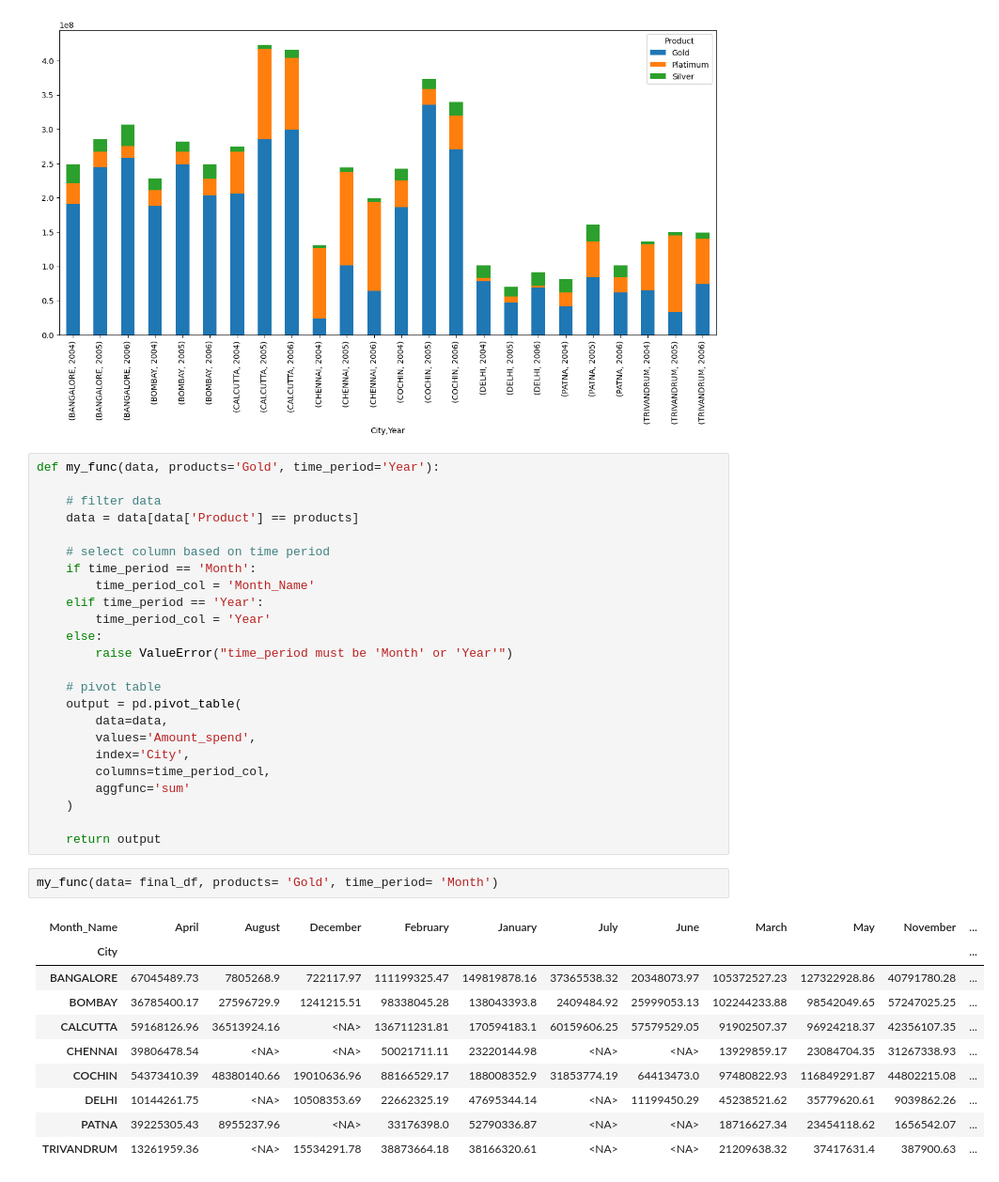
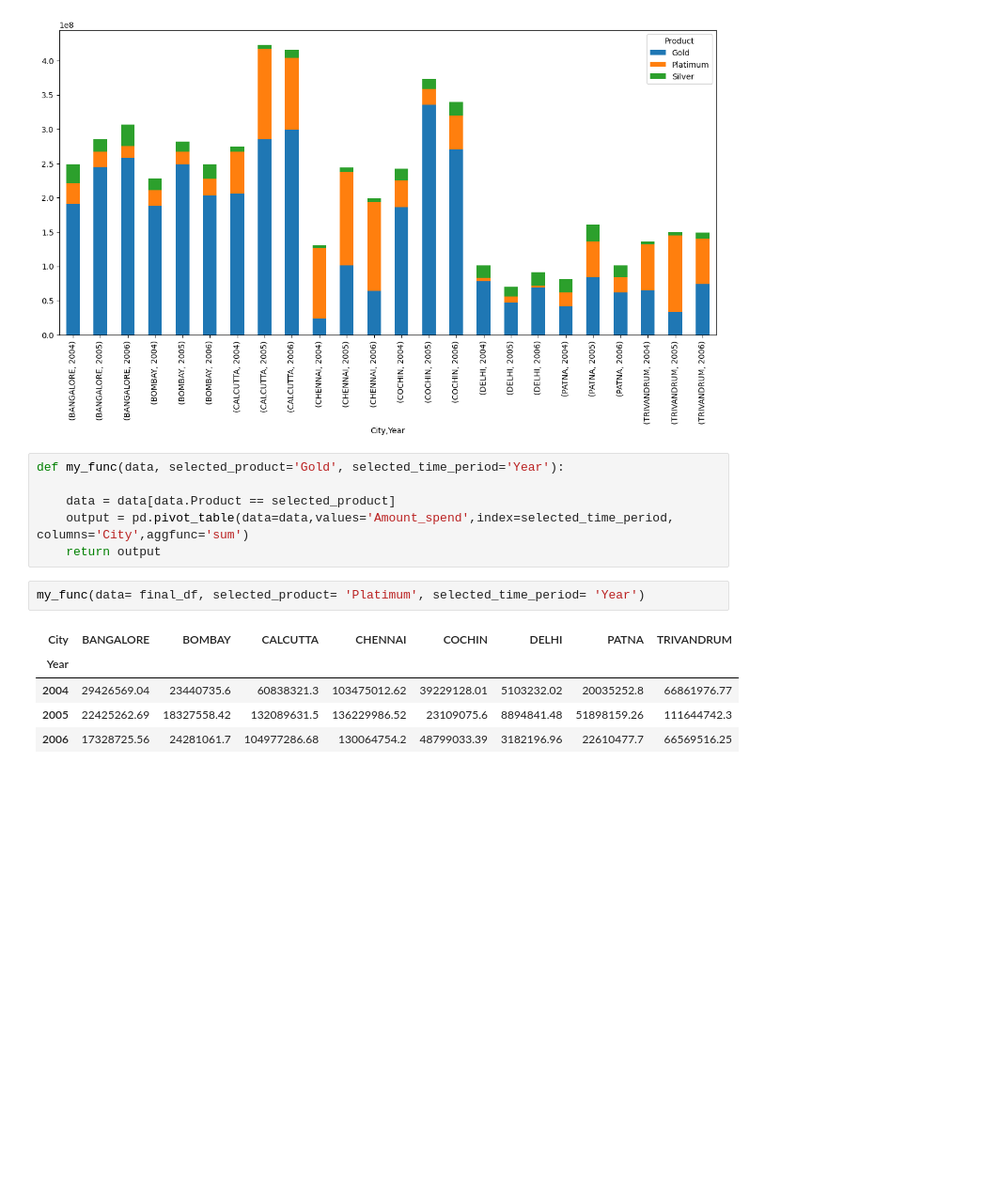
Before and after one commit to Adi46878/credit-risk-and-spending-analysis, a Jupyter notebook: Credit_risk_analysis.ipynb, the cells around one changed output. Shown at 94% size. Drawn from its saved outputs; the diff is of its cells as text; blank space fills up the shorter version.

```diff
--- a/Credit_risk_analysis.ipynb
+++ b/Credit_risk_analysis.ipynb
@@ -318,39 +318,16 @@ df.plot(kind = 'bar', stacked=True, figsize= (15,7))
 <Axes: xlabel='City,Year'>
 [figure]
 # %%
-def my_func(data, products='Gold', time_period='Year'):
+def my_func(data, selected_product='Gold', selected_time_period='Year'):
 
-    # filter data
-    data = data[data['Product'] == products]
-
-    # select column based on time period
-    if time_period == 'Month':
-        time_period_col = 'Month_Name'
-    elif time_period == 'Year':
-        time_period_col = 'Year'
-    else:
-        raise ValueError("time_period must be 'Month' or 'Year'")
-
-    # pivot table
-    output = pd.pivot_table(
-        data=data,
-        values='Amount_spend',
-        index='City',
-        columns=time_period_col,
-        aggfunc='sum'
-    )
-
+    data = data[data.Product == selected_product]
+    output = pd.pivot_table(data=data,values='Amount_spend',index=selected_time_period, columns='City',aggfunc='sum')
     return output
 # %%
-my_func(data= final_df, products= 'Gold', time_period= 'Month')
+my_func(data= final_df, selected_product= 'Platimum', selected_time_period= 'Year')
 # %% [output]
-| Month_Name | April | August | December | February | January | July | June | March | May | November | ... |
-| City |  |  |  |  |  |  |  |  |  |  | ... |
-| BANGALORE | 67045489.73 | 7805268.9 | 722117.97 | 111199325.47 | 149819878.16 | 37365538.32 | 20348073.97 | 105372527.23 | 127322928.86 | 40791780.28 | ... |
-| BOMBAY | 36785400.17 | 27596729.9 | 1241215.51 | 98338045.28 | 138043393.8 | 2409484.92 | 25999053.13 | 102244233.88 | 98542049.65 | 57247025.25 | ... |
-| CALCUTTA | 59168126.96 | 36513924.16 | <NA> | 136711231.81 | 170594183.1 | 60159606.25 | 57579529.05 | 91902507.37 | 96924218.37 | 42356107.35 | ... |
-| CHENNAI | 39806478.54 | <NA> | <NA> | 50021711.11 | 23220144.98 | <NA> | <NA> | 13929859.17 | 23084704.35 | 31267338.93 | ... |
-| COCHIN | 54373410.39 | 48380140.66 | 19010636.96 | 88166529.17 | 188008352.9 | 31853774.19 | 64413473.0 | 97480822.93 | 116849291.87 | 44802215.08 | ... |
-| DELHI | 10144261.75 | <NA> | 10508353.69 | 22662325.19 | 47695344.14 | <NA> | 11199450.29 | 45238521.62 | 35779620.61 | 9039862.26 | ... |
-| PATNA | 39225305.43 | 8955237.96 | <NA> | 33176398.0 | 52790336.87 | <NA> | <NA> | 18716627.34 | 23454118.62 | 1656542.07 | ... |
-| TRIVANDRUM | 13261959.36 | <NA> | 15534291.78 | 38873664.18 | 38166320.61 | <NA> | <NA> | 21209638.32 | 37417631.4 | 387900.63 | ... |
+| City | BANGALORE | BOMBAY | CALCUTTA | CHENNAI | COCHIN | DELHI | PATNA | TRIVANDRUM |
+| Year |  |  |  |  |  |  |  |  |
+| 2004 | 29426569.04 | 23440735.6 | 60838321.3 | 103475012.62 | 39229128.01 | 5103232.02 | 20035252.8 | 66861976.77 |
+| 2005 | 22425262.69 | 18327558.42 | 132089631.5 | 136229986.52 | 23109075.6 | 8894841.48 | 51898159.26 | 111644742.3 |
+| 2006 | 17328725.56 | 24281061.7 | 104977286.68 | 130064754.2 | 48799033.39 | 3182196.96 | 22610477.7 | 66569516.25 |
```
